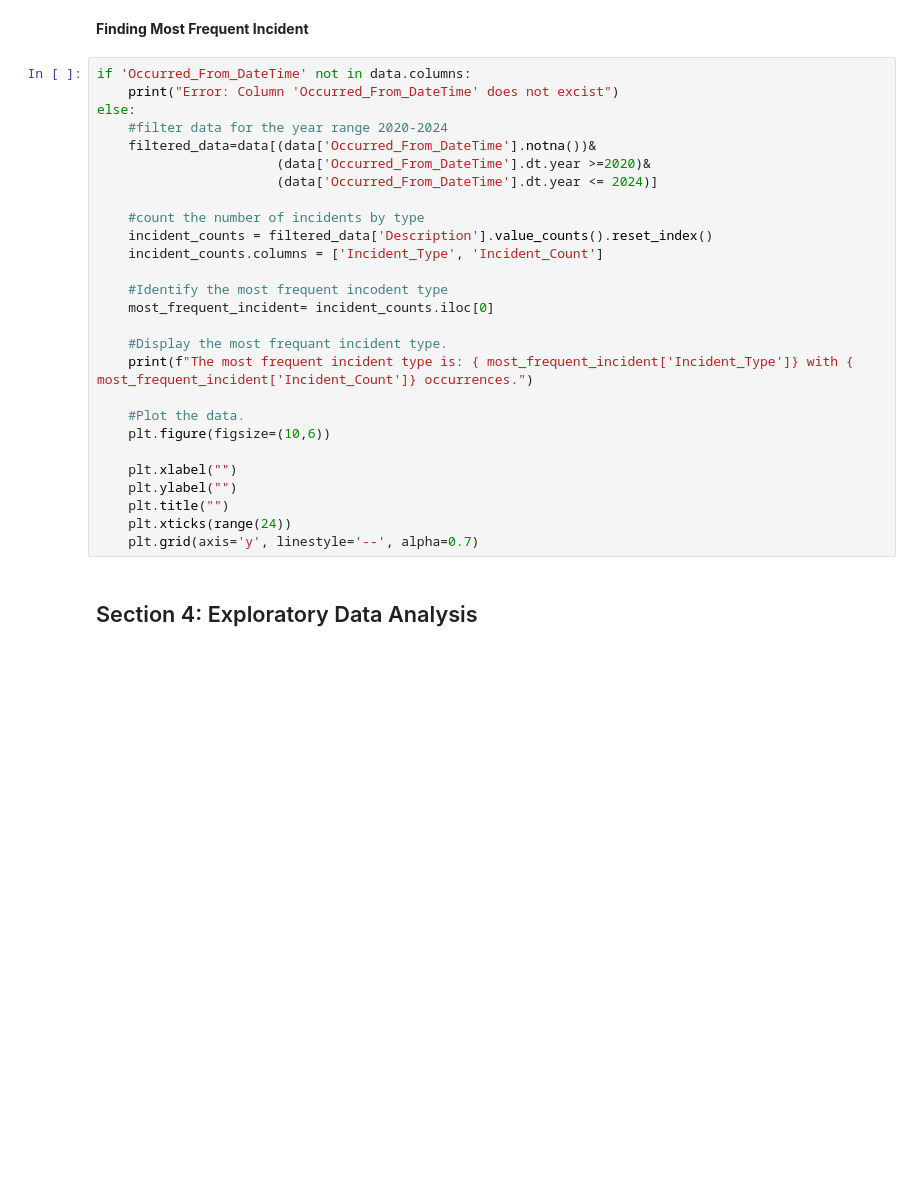
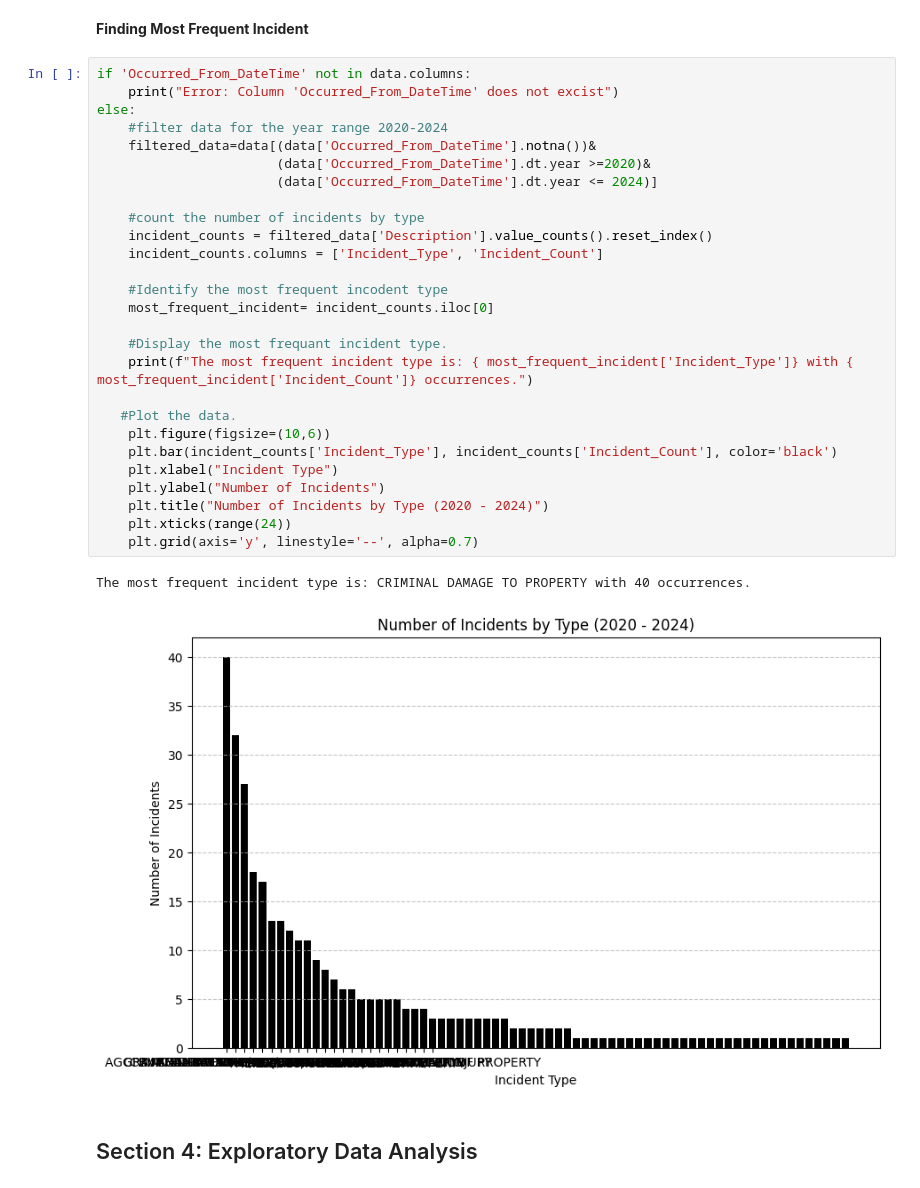
Before and after one commit to senuj05/Illini-Safe, a Jupyter notebook: campus_safety.ipynb, the cells around one changed output. Cells and saved outputs as stored; diff of their text form; blank space fills up the shorter version.

```diff
--- a/campus_safety.ipynb
+++ b/campus_safety.ipynb
@@ -124,30 +124,33 @@ The hour with the most incidents is: 17 with 26 incidents.
 # %%
 if 'Occurred_From_DateTime' not in data.columns:
     print("Error: Column 'Occurred_From_DateTime' does not excist")
 else:
     #filter data for the year range 2020-2024
     filtered_data=data[(data['Occurred_From_DateTime'].notna())&
                        (data['Occurred_From_DateTime'].dt.year >=2020)&
                        (data['Occurred_From_DateTime'].dt.year <= 2024)]
 
     #count the number of incidents by type
     incident_counts = filtered_data['Description'].value_counts().reset_index()
     incident_counts.columns = ['Incident_Type', 'Incident_Count']
 
     #Identify the most frequent incodent type
     most_frequent_incident= incident_counts.iloc[0]
 
     #Display the most frequant incident type.
     print(f"The most frequent incident type is: { most_frequent_incident['Incident_Type']} with { most_frequent_incident['Incident_Count']} occurrences.")
 
-    #Plot the data.
+   #Plot the data.
     plt.figure(figsize=(10,6))
-
-    plt.xlabel("")
-    plt.ylabel("")
-    plt.title("")
+    plt.bar(incident_counts['Incident_Type'], incident_counts['Incident_Count'], color='black')
+    plt.xlabel("Incident Type")
+    plt.ylabel("Number of Incidents")
+    plt.title("Number of Incidents by Type (2020 - 2024)")
     plt.xticks(range(24))
     plt.grid(axis='y', linestyle='--', alpha=0.7)
+# %% [output]
+The most frequent incident type is: CRIMINAL DAMAGE TO PROPERTY with 40 occurrences.
+[figure, added]
 # %% [markdown]
 ## Section 4: Exploratory Data Analysis
 # %% [markdown]
```
